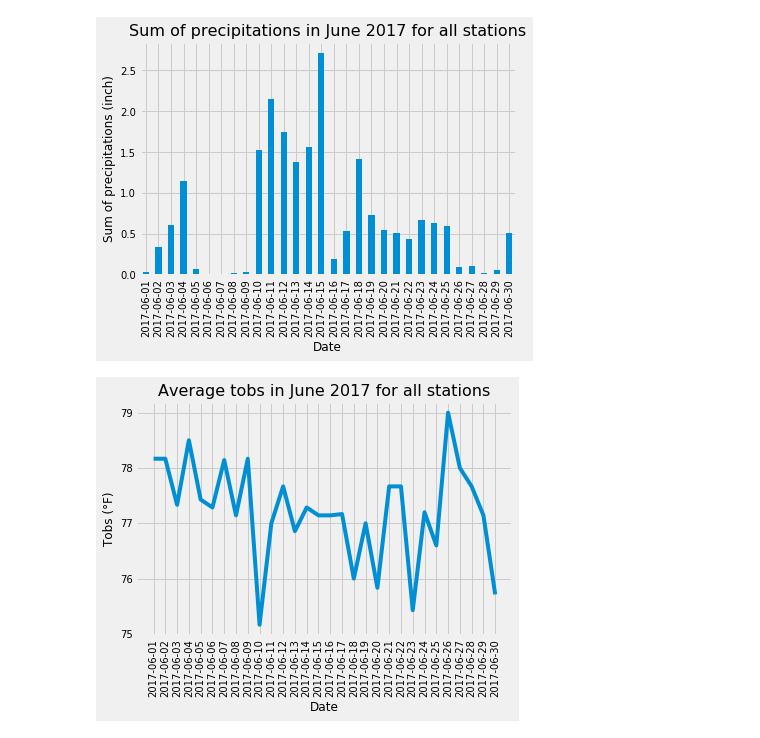
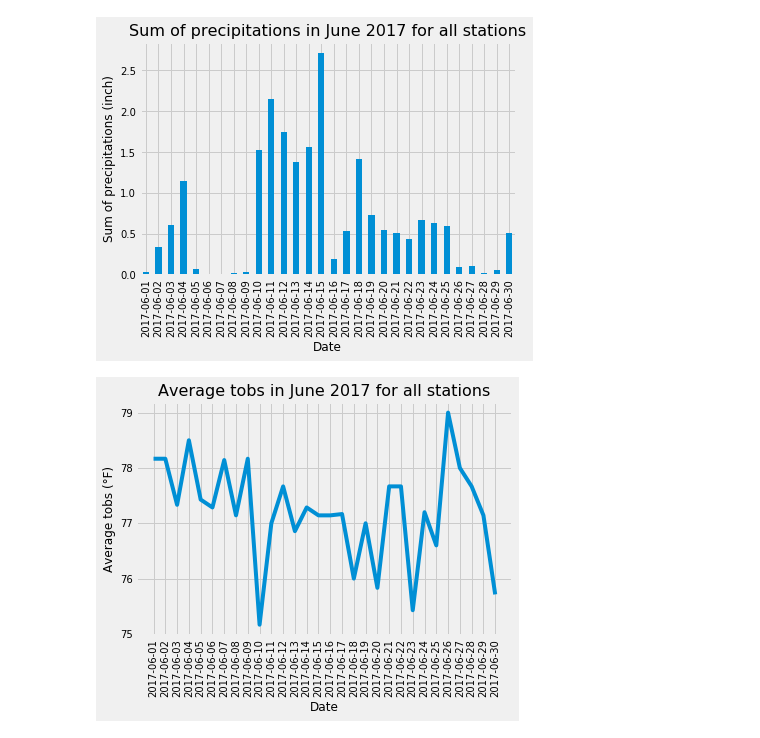
Before and after one commit to tom-jj-G/surfs_up, a Jupyter notebook: climate_challenge.ipynb, the cells around one changed output. Cells and saved outputs as stored; diff of their text form; code cells hidden in the pictures.

```diff
--- a/climate_challenge.ipynb
+++ b/climate_challenge.ipynb
@@ -114,13 +114,13 @@ plt.savefig("Images/June_prec.png", bbox_inches='tight')
 # %%
 # Use Pandas Plotting with Matplotlib to plot the data (tobs)
 june_tobs_df = june_df[["date","tobs"]].groupby("date").mean()
 june_tobs_df.plot(legend=None)
 plt.title("Average tobs in June 2017 for all stations",fontsize=16)
-plt.ylabel("Tobs (°F)",fontsize=12)
+plt.ylabel("Average tobs (°F)",fontsize=12)
 plt.xlabel("Date",fontsize=12)
 plt.xticks(rotation=90,fontsize=10)
 plt.xticks(np.arange(len(june_df["date"].unique().tolist())),june_df["date"].unique().tolist())
 plt.yticks(fontsize=10)
 plt.savefig("Images/June_tobs.png", bbox_inches='tight')
 # %% [output]
-[figure, old version]
+[figure, new version]
```
Also changed, not shown: parts of 19 cells of this notebook, 7 other files.
